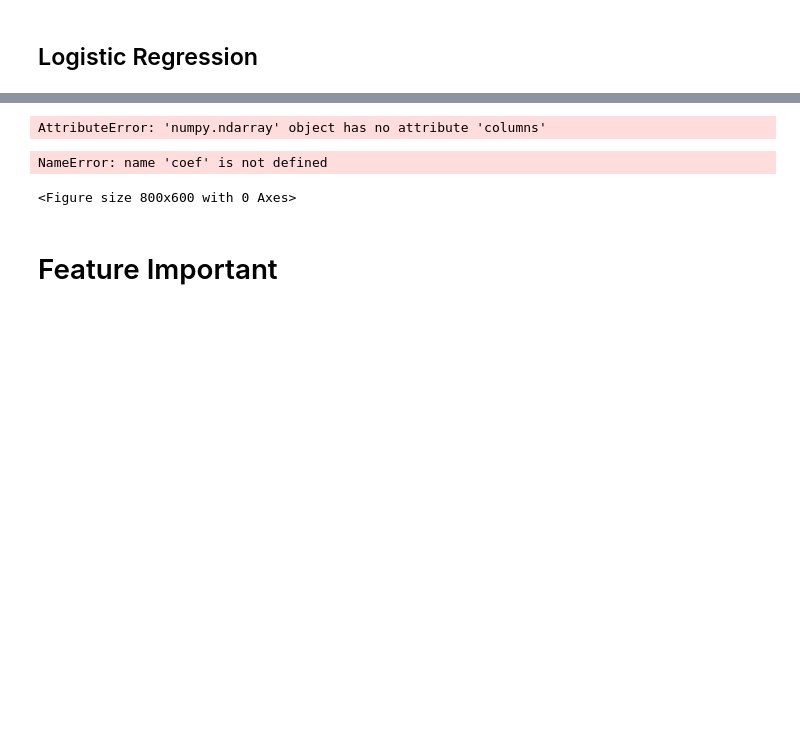
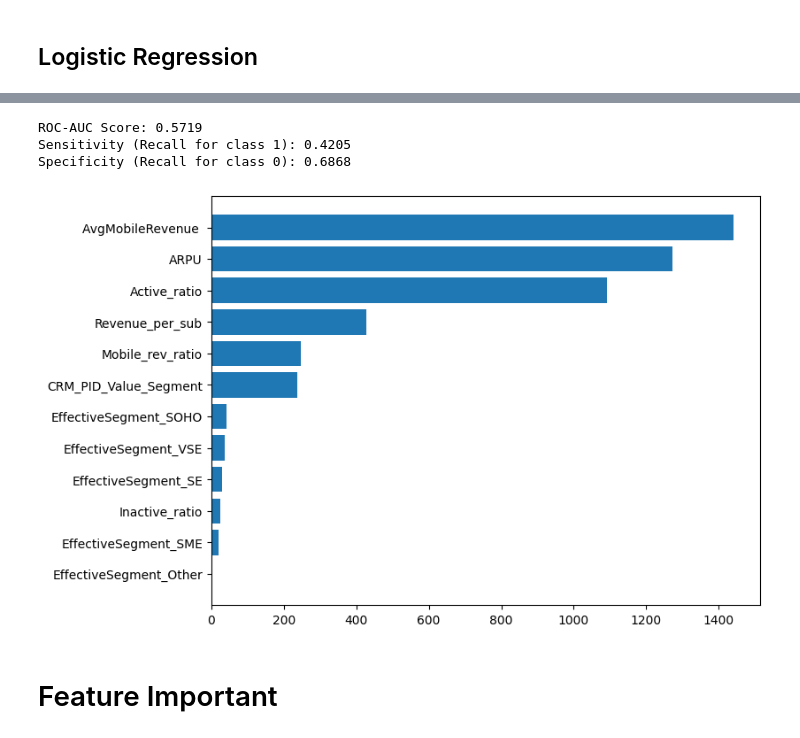
Before and after one commit to HaikalFrds/Costumer-Churn-Project, a Jupyter notebook: main.ipynb, the cells around one changed output, grey strips where cells are left out. Cells and saved outputs as stored; diff of their text form; code cells hidden in the pictures; blank space fills up the shorter version.

```diff
--- a/main.ipynb
+++ b/main.ipynb
@@ -102,6 +103,8 @@ Dataset Stats:
 | max | 9644.000000 | 110.000000 | 214.000000 | 22.000000 | 235.000000 | ... |
 # %% [markdown]
 # Data Cleaning
+# %%
+df_churn.columns = df_churn.columns.str.strip()
 # %%
 # Checking Missing Value
 print("Missing Value: ")
@@ -343,8 +346,7 @@ df_model['Mobile_rev_ratio'] = (
 # %%
 df_model = df_model.drop(columns=['PID', 'Billing_ZIP', 'KA_name',
                                   'ARPU_segment', 'Active_subscribers', 'Not_Active_subscribers',
-                                  'Total_SUBs', 'TotalRevenue', 'Active_ratio',
-                                  'Inactive_ratio', 'AvgFIXRevenue'])
+                                  'Total_SUBs', 'TotalRevenue', 'AvgFIXRevenue'])
 # %%
 df_model.columns
 # %% [output]
@@ -446,7 +447,7 @@ X_test = scaler.transform(X_test)
 # %%
 lr = LogisticRegression(
     class_weight='balanced',
-    C=5,  # coba 0.001, 0.01, 0.1, 1, 10
+    C=1,  # coba 0.001, 0.01, 0.1, 1, 10
     solver='saga',
     max_iter=1000
 )
@@ -561,26 +642,42 @@ weighted avg       0.91      0.71      0.79      1691
+# %%
+# ROC-AUC Score
+roc_auc = roc_auc_score(y_test, lgb.predict_proba(X_test)[:, 1])
+
+# Sensitivity (Recall untuk kelas 1) - KRITIS untuk medis
+sensitivity = recall_score(y_test, y_pred_lgb, pos_label=1)
+
+# Specificity
+specificity = recall_score(y_test, y_pred_lgb, pos_label=0)
+
+print(f"ROC-AUC Score: {roc_auc:.4f}")
+print(f"Sensitivity (Recall for class 1): {sensitivity:.4f}")
+print(f"Specificity (Recall for class 0): {specificity:.4f}")
+# %% [output]
+ROC-AUC Score: 0.5719
+Sensitivity (Recall for class 1): 0.4205
+Specificity (Recall for class 0): 0.6868
 # %%
-coef = pd.DataFrame({
-    'feature': X_train.columns,
-    'coefficient': lrr.coef_[0]
+feature_cols = ['CRM_PID_Value_Segment', 'AvgMobileRevenue ', 'ARPU', 'Revenue_per_sub',
+       'Mobile_rev_ratio', 'Active_ratio', 'Inactive_ratio', 'EffectiveSegment_Other', 'EffectiveSegment_SE',
+       'EffectiveSegment_SME', 'EffectiveSegment_SOHO',
+       'EffectiveSegment_VSE']
+
+importance = pd.DataFrame({
+'feature': feature_cols,
+'importance': lgb.feature_importances_
 })
 
-coef = coef.sort_values(by='coefficient', ascending=False)
+importance = importance.sort_values(by='importance', ascending=False)
+
+importance.head(15)
+
+importance_top = importance.head(15)
+
+plt.figure(figsize=(8,6))
+plt.barh(importance_top['feature'], importance_top['importance'])
+plt.gca().invert_yaxis()
+plt.show()
 # %% [output]
-AttributeError: 'numpy.ndarray' object has no attribute 'columns'
+[figure, added]
-# %%
-plt.figure(figsize=(8,6))
-
-plt.barh(coef['feature'], coef['coefficient'])
-
-plt.gca().invert_yaxis()
-
-plt.title("Feature Importance (Logistic Regression)")
-plt.xlabel("Coefficient")
-plt.ylabel("Feature")
-
-plt.show()
-# %% [output]
-NameError: name 'coef' is not defined
-<Figure size 800x600 with 0 Axes>
 # %% [markdown]
 # Feature Important
```
Also changed, not shown: parts of 11 cells of this notebook.
